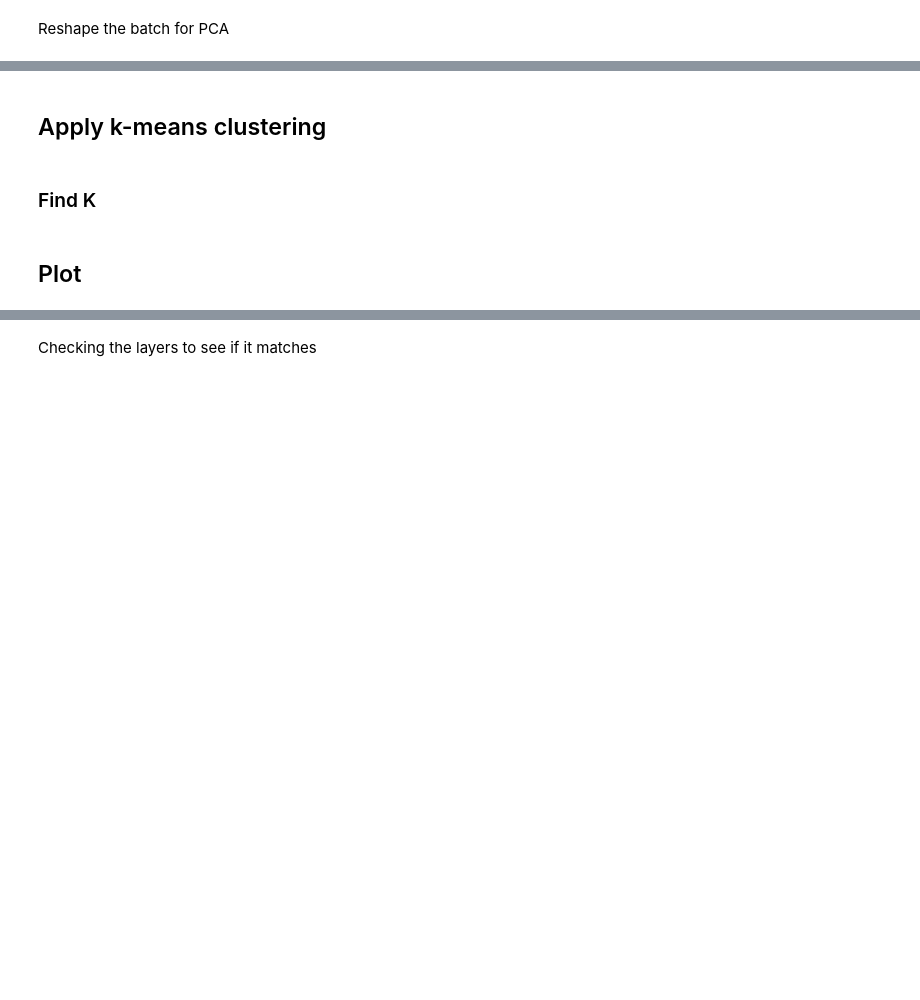
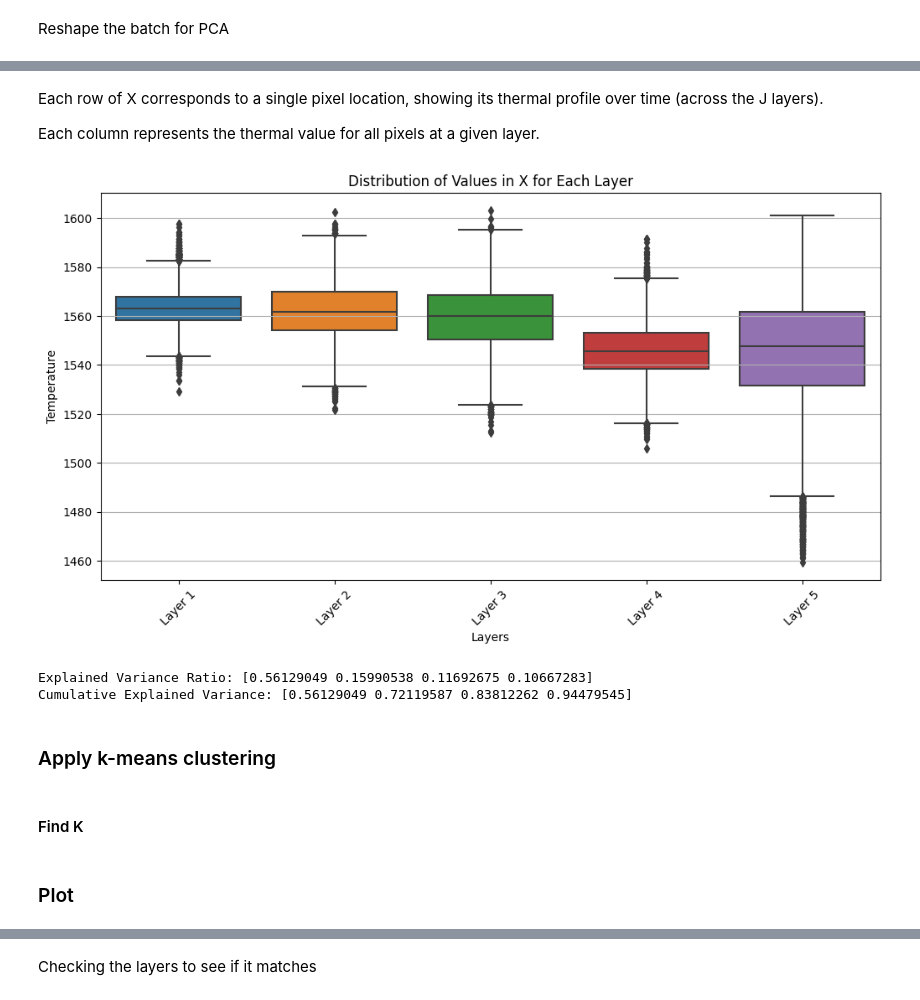
Before and after one commit to Cimap-dev/qda-project, a Jupyter notebook: kmeans.ipynb, the cells around one changed output, grey strips where cells are left out. Saved outputs shown, nothing was run; the diff lists cells and outputs as text; code cells hidden in the pictures; blank space fills up the shorter version.

```diff
--- a/kmeans.ipynb
+++ b/kmeans.ipynb
@@ -84,16 +110,51 @@ X = batch1.reshape(J, -1).T  # shape: (p, J)
+# %% [markdown]
+Each row of X corresponds to a single pixel location, showing its thermal profile over time (across the J layers).
+
+Each column represents the thermal value for all pixels at a given layer.
+# %%
+import seaborn as sns
+import pandas as pd
+
+import matplotlib.pyplot as plt
+
+# Convert X to a DataFrame for easier plotting
+X_df = pd.DataFrame(X, columns=[f"Layer {i+1}" for i in range(X.shape[1])])
+
+# Create a boxplot for each column
+plt.figure(figsize=(12, 6))
+sns.boxplot(data=X_df)
+plt.title("Distribution of Values in X for Each Layer")
+plt.xlabel("Layers")
+plt.ylabel("Temperature")
+plt.xticks(rotation=45)
+plt.grid(axis='y')
+plt.show()
+# %% [output]
+[figure, added]
 # %%
 from sklearn.decomposition import PCA
 import numpy as np
 
-# Apply PCA, retaining 80% variance
-pca = PCA(n_components=0.80)
+# Apply PCA, retaining 90% variance
+pca = PCA(n_components=0.90)
 X_pca = pca.fit_transform(X)
+
+# Print explained variance ratio to understand the contribution of each principal component
+explained_variance_ratio = pca.explained_variance_ratio_
+print("Explained Variance Ratio:", explained_variance_ratio)
+
+# Print the cumulative explained variance to verify 80% variance retention
+cumulative_variance = np.cumsum(explained_variance_ratio)
+print("Cumulative Explained Variance:", cumulative_variance)
 
 # Hotelling's T² calculation
 T2 = np.sum((X_pca / np.std(X_pca, axis=0))**2, axis=1)
 T2_image = T2.reshape(M, N)
+# %% [output]
+Explained Variance Ratio: [0.56129049 0.15990538 0.11692675 0.10667283]
+Cumulative Explained Variance: [0.56129049 0.72119587 0.83812262 0.94479545]
 # %% [markdown]
-## Apply k-means clustering
+### Apply k-means clustering
 # %%
 from sklearn.cluster import KMeans
 
@@ -102,7 +163,7 @@ kmeans = KMeans(n_clusters=3, n_init=100, random_state=42)
 labels = kmeans.fit_predict(T2_flat)
 clustered_image = labels.reshape(M, N)
 # %% [markdown]
-### Find K
+#### Find K
 # %%
 from sklearn.cluster import KMeans
 import numpy as np
@@ -155,7 +216,7 @@ plt.legend()
 plt.grid(True)
 plt.show()
 # %% [markdown]
-## Plot
+### Plot
 # %%
 import matplotlib.pyplot as plt
 
```
Also changed, not shown: parts of 20 cells of this notebook.
